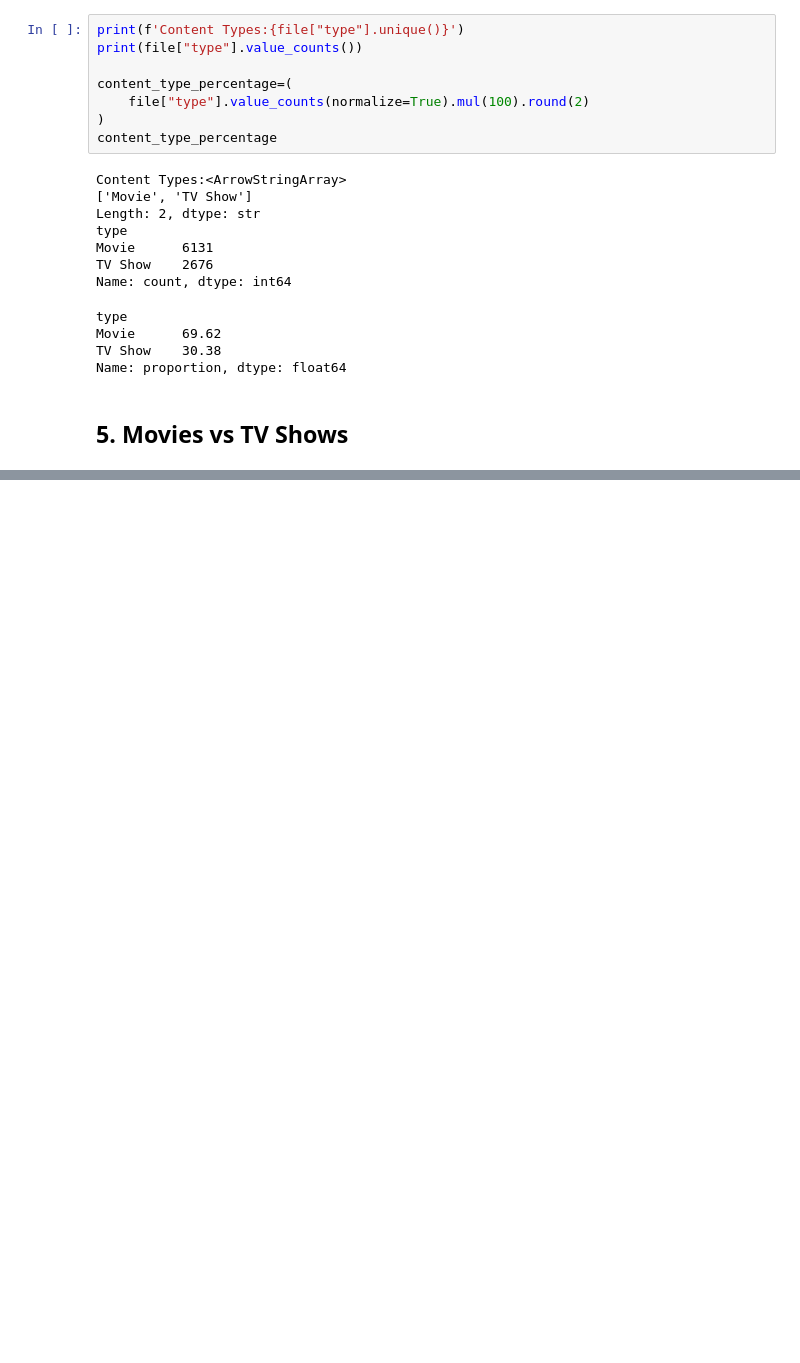
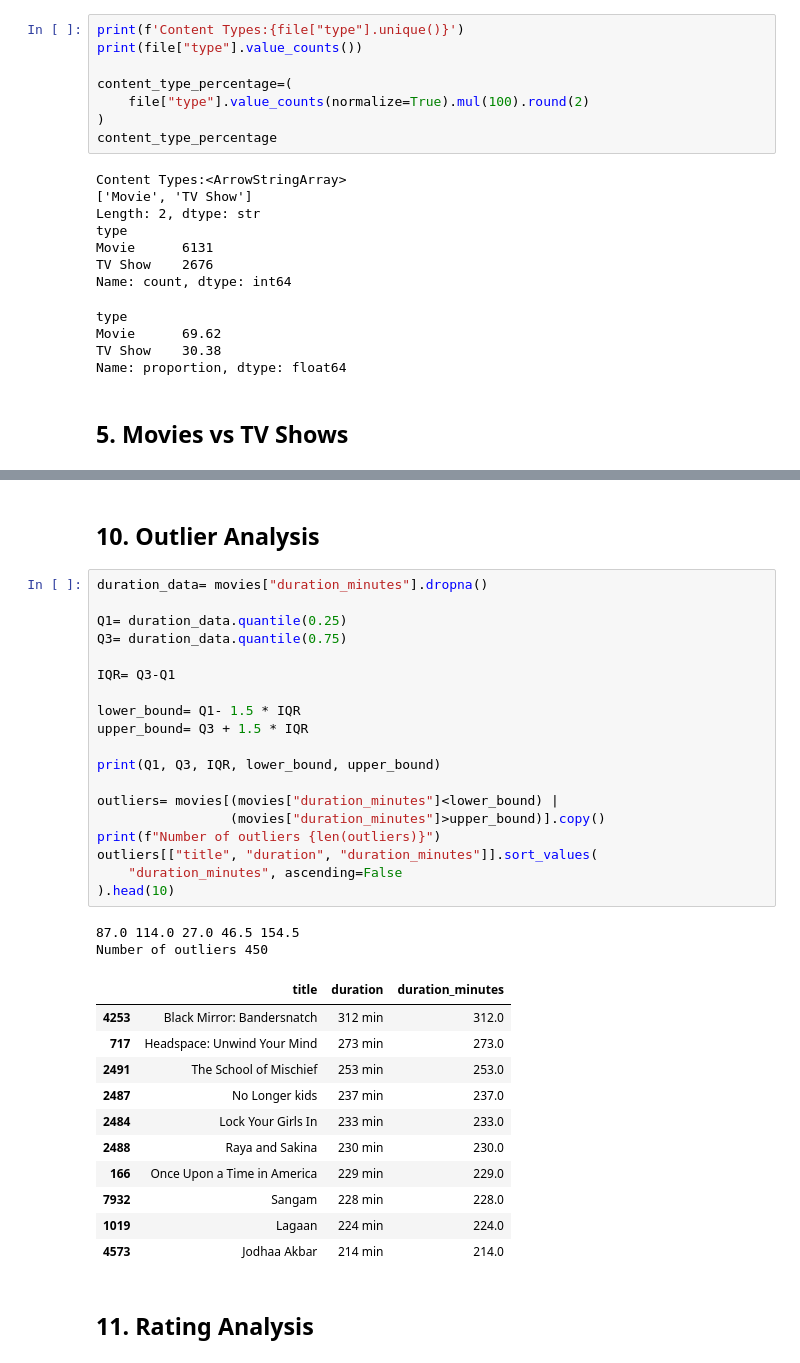
Before and after one commit to anamolshrestha-41/learnify, a Jupyter notebook: projects/netflix_eda/netflix_eda.ipynb, the cells around one changed output, grey strips where cells are left out. Cells and saved outputs as stored; diff of their text form; blank space fills up the shorter version.

```diff
--- a/projects/netflix_eda/netflix_eda.ipynb
+++ b/projects/netflix_eda/netflix_eda.ipynb
@@ -198,0 +323,37 @@ fig.show()
+# %% [markdown]
+## 10. Outlier Analysis
+# %%
+duration_data= movies["duration_minutes"].dropna()
+
+Q1= duration_data.quantile(0.25)
+Q3= duration_data.quantile(0.75)
+
+IQR= Q3-Q1
+
+lower_bound= Q1- 1.5 * IQR
+upper_bound= Q3 + 1.5 * IQR
+
+print(Q1, Q3, IQR, lower_bound, upper_bound)
+
+outliers= movies[(movies["duration_minutes"]<lower_bound) |
+                 (movies["duration_minutes"]>upper_bound)].copy()
+print(f"Number of outliers {len(outliers)}")
+outliers[["title", "duration", "duration_minutes"]].sort_values(
+    "duration_minutes", ascending=False
+).head(10)
+# %% [output]
+87.0 114.0 27.0 46.5 154.5
+Number of outliers 450
+|  | title | duration | duration_minutes |
+| 4253 | Black Mirror: Bandersnatch | 312 min | 312.0 |
+| 717 | Headspace: Unwind Your Mind | 273 min | 273.0 |
+| 2491 | The School of Mischief | 253 min | 253.0 |
+| 2487 | No Longer kids | 237 min | 237.0 |
+| 2484 | Lock Your Girls In | 233 min | 233.0 |
+| 2488 | Raya and Sakina | 230 min | 230.0 |
+| 166 | Once Upon a Time in America | 229 min | 229.0 |
+| 7932 | Sangam | 228 min | 228.0 |
+| 1019 | Lagaan | 224 min | 224.0 |
+| 4573 | Jodhaa Akbar | 214 min | 214.0 |
+# %% [markdown]
+## 11. Rating Analysis
```
Also changed, not shown: parts of 30 cells of this notebook.
